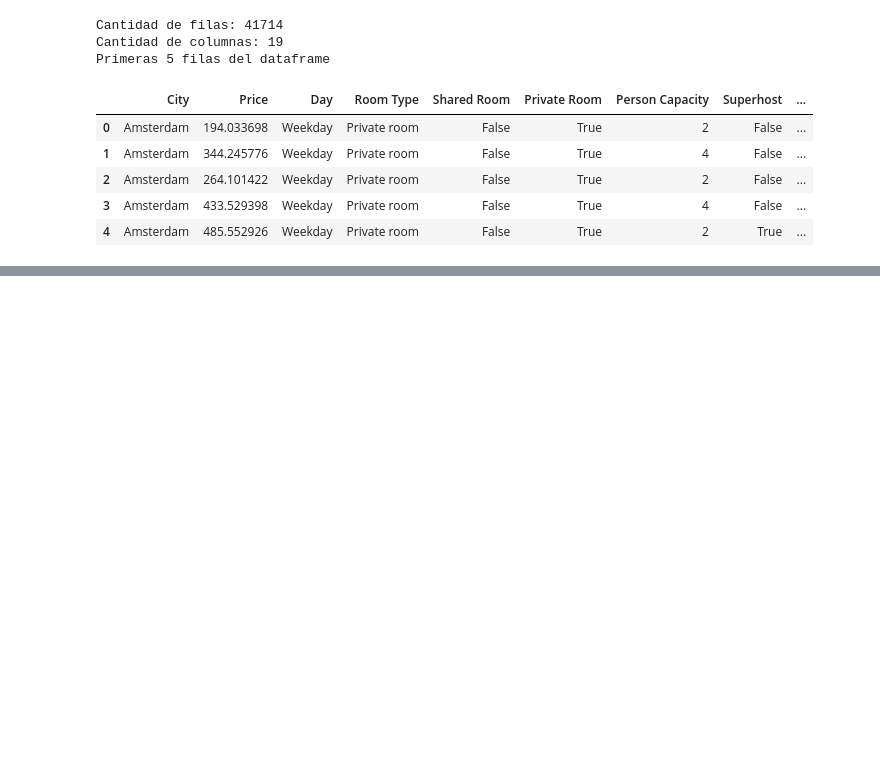
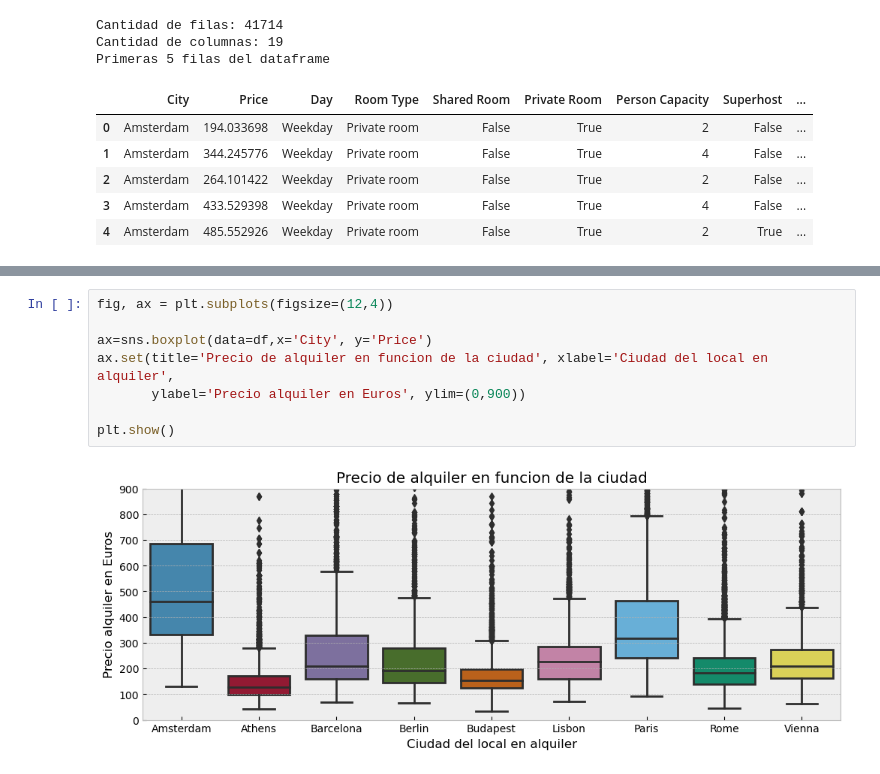
Before and after one commit to tekluis/CoderHouse, a Jupyter notebook: VISUALIZACION-TEK.ipynb, the cells around one changed output, grey strips where cells are left out. Drawn from its saved outputs; the diff is of its cells as text; blank space fills up the shorter version.

```diff
--- a/VISUALIZACION-TEK.ipynb
+++ b/VISUALIZACION-TEK.ipynb
@@ -126,0 +135,10 @@ plt.show()
+# %%
+fig, ax = plt.subplots(figsize=(12,4))
+
+ax=sns.boxplot(data=df,x='City', y='Price')
+ax.set(title='Precio de alquiler en funcion de la ciudad', xlabel='Ciudad del local en alquiler',
+       ylabel='Precio alquiler en Euros', ylim=(0,900))
+
+plt.show()
+# %% [output]
+[figure, added]
```
Also changed, not shown: parts of 18 cells of this notebook.
